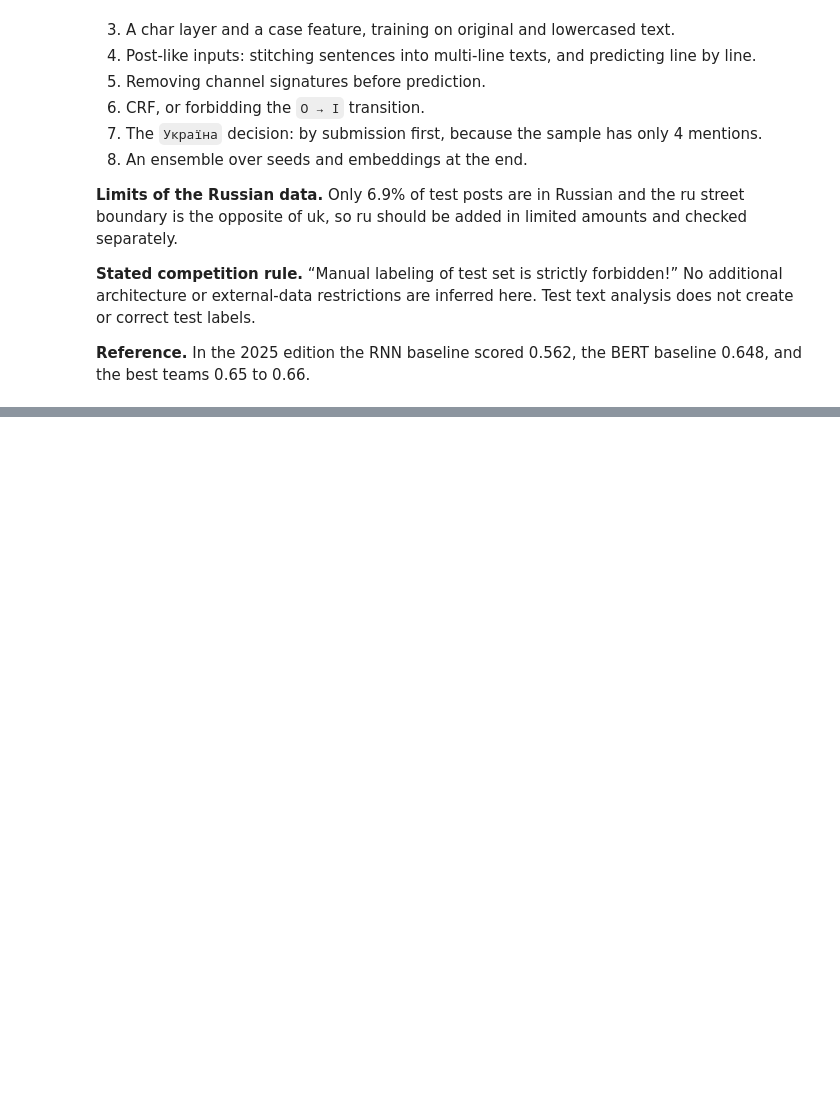
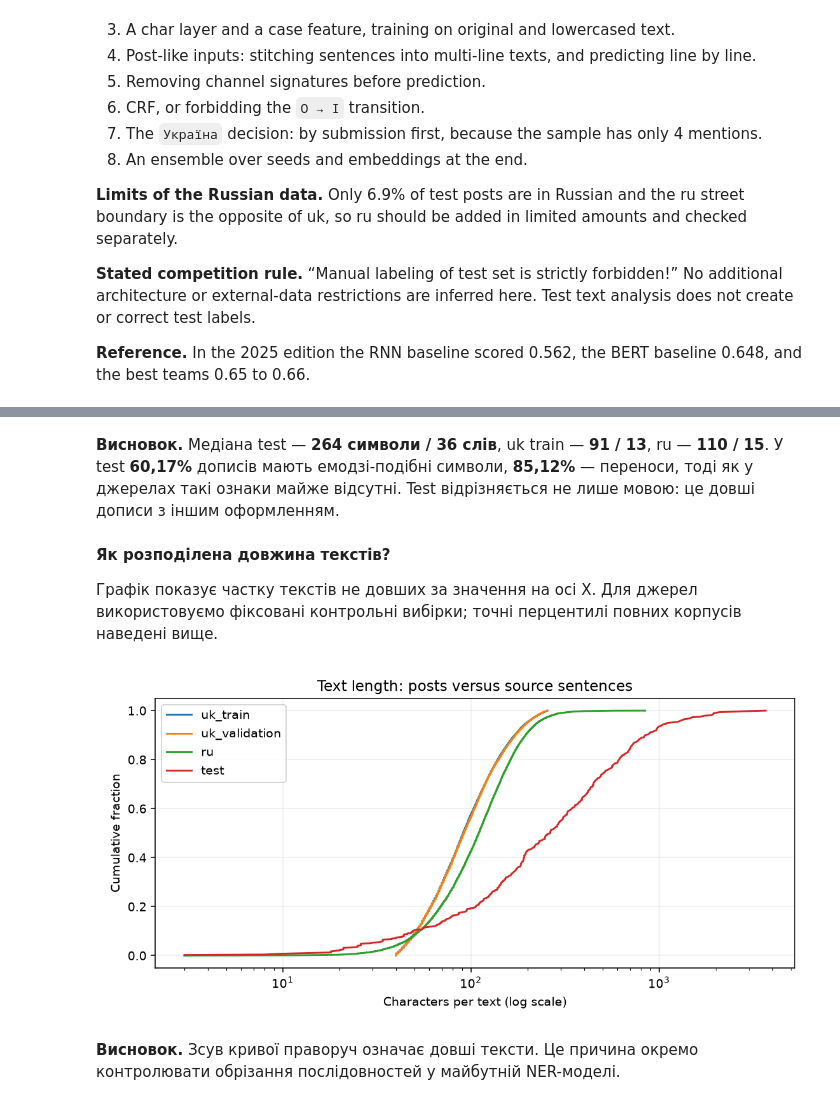
Before and after one commit to mykhailoisupov/RNN_for_NER, a Jupyter notebook: notebooks/EDA.ipynb, the cells around one changed output, grey strips where cells are left out. Cells and saved outputs as stored; diff of their text form; code cells hidden in the pictures; blank space fills up the shorter version.

```diff
--- a/notebooks/EDA.ipynb
+++ b/notebooks/EDA.ipynb
@@ -941,0 +1261,5 @@ pd.DataFrame({
+# %%
+target_form = pd.DataFrame({name:form_profile(counts) for name,counts in target_counts.items()}).T
+target_unique_form = pd.DataFrame({name:form_profile(Counter({s:1 for s in counts})) for name,counts in target_counts.items()}).T
+display(target_form.T.round(2))
+target_unique_form.T.round(2)
@@ -941,0 +1383,6 @@ pd.DataFrame({
+# %%
+target_mention_rates = pd.concat([result[1].assign(dataset=name) for name,result in target_context_results.items()],ignore_index=True).fillna(0)
+for col in ["LOC","inside_ORG_only","not_LOC","unresolved_GPT_occurrence"]:
+    if col not in target_mention_rates: target_mention_rates[col] = 0
+    target_mention_rates[col+"_pct"] = 100*target_mention_rates[col]/target_mention_rates.occurrences.replace(0,np.nan)
+target_mention_rates[["dataset","name","occurrences","LOC_pct","inside_ORG_only_pct","not_LOC_pct","unresolved_GPT_occurrence_pct"]].round(2)
@@ -941,0 +1440,6 @@ pd.DataFrame({
+# %%
+for name,table in {"target_density":target_density,"target_type_patterns":target_types,"target_form":target_form,
+    "target_unique_form":target_unique_form,"target_boundaries":target_boundary,"target_context":target_context,
+    "target_context_examples":target_context_examples,"target_mention_rates":target_mention_rates}.items():
+    table.to_csv(target_dir / f"{name}.csv",index=True)
+pd.Series({"saved_tables":8,"output_directory":str(target_dir)}).to_frame("value")
@@ -1435,0 +1965,15 @@ The sample has 32 mentions, so its numbers are indicative and not measurements.
+# %%
+import sys
+project_root = DATA.resolve().parent
+if str(project_root) not in sys.path:
+    sys.path.insert(0, str(project_root))
+from scripts.test_analysis import comparison_text, words, shingles, scan_corpus, language_profile, tfidf_neighbors, domain_auc
+
+analysis_dir = project_root / "results" / "test_analysis"
+analysis_dir.mkdir(parents=True, exist_ok=True)
+comparison_sources = {"uk_train": uk.loc[uk.is_valid.eq(0)], "uk_validation": uk.loc[uk.is_valid.eq(1)], "ru": ru}
+reference_samples = {name: frame.sample(min(20_000, len(frame)), random_state=0) for name, frame in comparison_sources.items()}
+assert test.text_id.is_unique and test.text.notna().all()
+test_label_cells = test.locations.map(ast.literal_eval)
+pd.Series({"test_rows": len(test), "empty_locations_lists": int(test_label_cells.map(len).eq(0).sum()),
+           "nonempty_locations_lists": int(test_label_cells.map(len).gt(0).sum())}).to_frame("count")
@@ -1435,0 +2035,23 @@ The sample has 32 mentions, so its numbers are indicative and not measurements.
+# %% [markdown]
+**Висновок.** Медіана test — **264 символи / 36 слів**, uk train — **91 / 13**, ru — **110 / 15**. У test **60,17%** дописів мають емодзі-подібні символи, **85,12%** — переноси, тоді як у джерелах такі ознаки майже відсутні. Test відрізняється не лише мовою: це довші дописи з іншим оформленням.
+# %% [markdown]
+**Як розподілена довжина текстів?**
+
+Графік показує частку текстів не довших за значення на осі X. Для джерел використовуємо фіксовані контрольні вибірки; точні перцентилі повних корпусів наведені вище.
+# %%
+import matplotlib.pyplot as plt
+from IPython.display import Image
+fig, ax = plt.subplots(figsize=(8, 4))
+for name, frame in {**reference_samples, "test": test}.items():
+    lengths = np.sort(frame.text.str.len().to_numpy())
+    ax.plot(lengths, np.arange(1, len(lengths) + 1) / len(lengths), label=name)
+ax.set(xscale="log", xlabel="Characters per text (log scale)", ylabel="Cumulative fraction", title="Text length: posts versus source sentences")
+ax.legend(); ax.grid(alpha=.2)
+fig.tight_layout()
+fig.savefig(analysis_dir / "text_lengths.png", dpi=140)
+plt.close(fig)
+display(Image(filename=str(analysis_dir / "text_lengths.png")))
+# %% [output]
+[figure, added]
+# %% [markdown]
+**Висновок.** Зсув кривої праворуч означає довші тексти. Це причина окремо контролювати обрізання послідовностей у майбутній NER-моделі.
```
Also changed, not shown: parts of 213 cells of this notebook, 7 other files.
